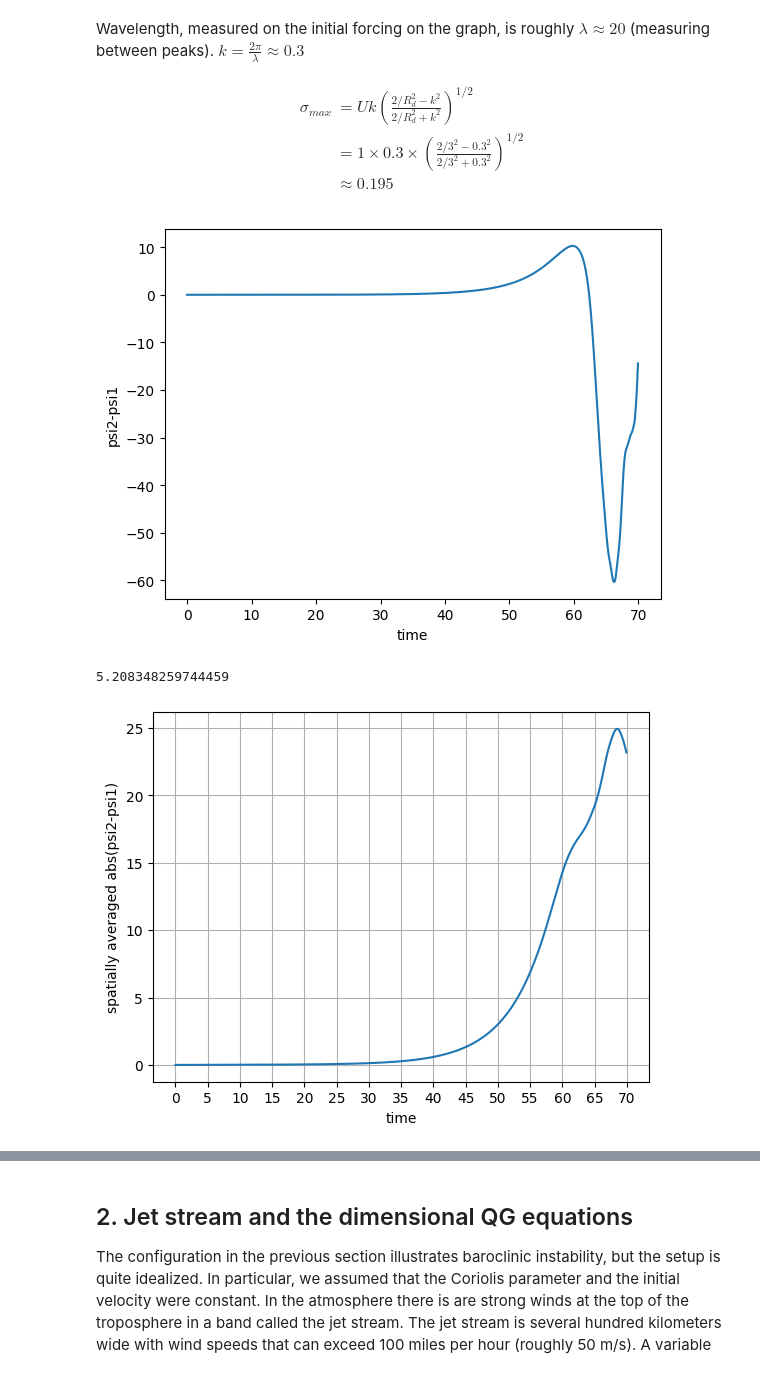
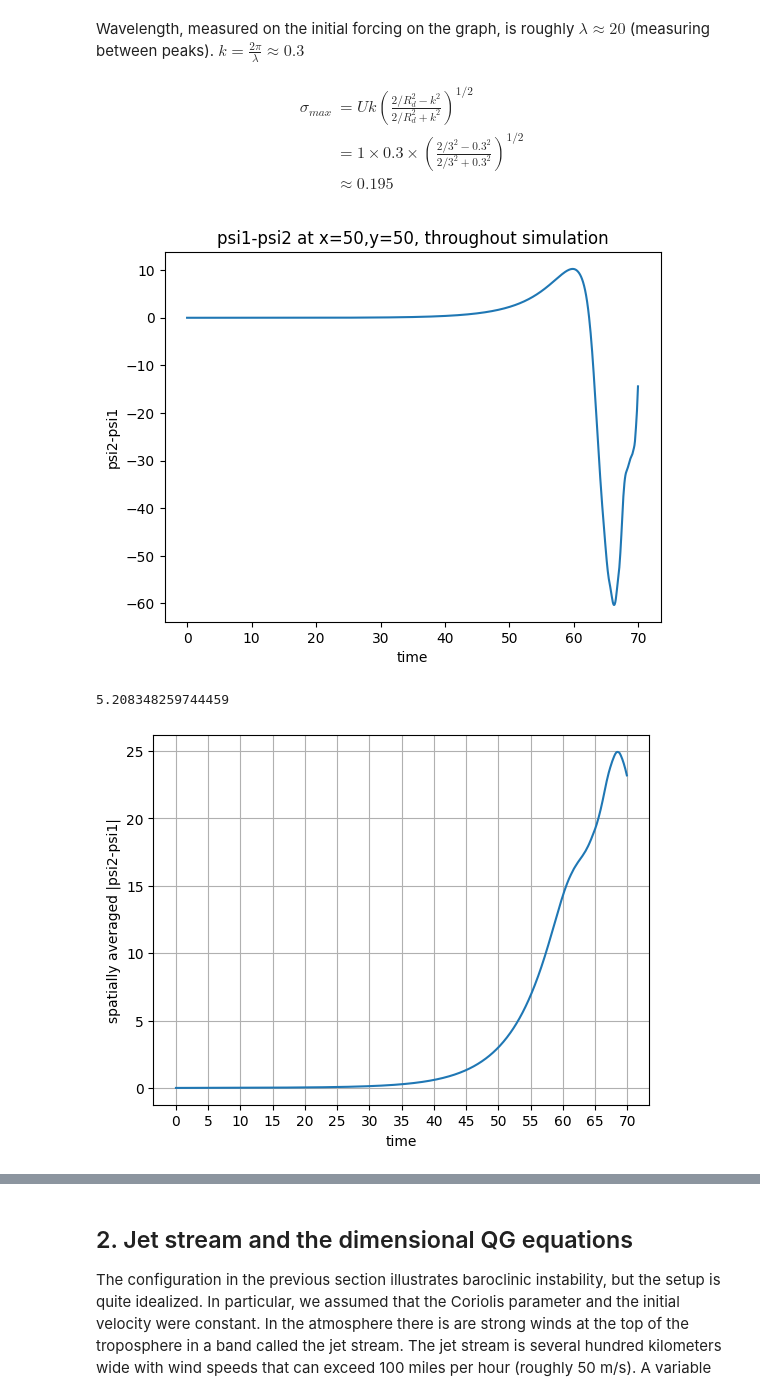
Before and after one commit to sjg230/QCES_LNM, a Jupyter notebook: Project4_storms.ipynb, the cells around one changed output, grey strips where cells are left out. Cells and saved outputs as stored; diff of their text form; code cells hidden in the pictures.

```diff
--- a/Project4_storms.ipynb
+++ b/Project4_storms.ipynb
@@ -304,18 +304,19 @@ Wavelength, measured on the initial forcing on the graph, is roughly $\lambda \a
 # %%
 fig, ax = plt.subplots()
 # n=range(1,len(t_save))
 # ax.plot(n, (psi2_save[n,:,:].T-psi1_save[n,:,:].T))
 ax.plot(t_save, (psi2_save[:,50,50].T-psi1_save[:,50,50].T))
 ax.set_xlabel('time')
 ax.set_ylabel('psi2-psi1')
+ax.set_title('psi1-psi2 at x=50,y=50, throughout simulation')
 plt.show()
 
 psi_5050 = (psi2_save[:,50,50].T-psi1_save[:,50,50].T)
 psi_5050 = np.abs(psi_5050)
 mean_psi_5050 = np.mean(psi_5050)
 print(mean_psi_5050)
 # %% [output]
-[figure, old version]
+[figure, new version]
 5.208348259744459
 # %%
 # Taking the spatial average for each timestep
@@ -326,10 +327,10 @@ psi_xy_avg = np.mean(np.abs(psi_xy), axis=(1,2))
 fig, ax=plt.subplots()
 ax.plot(t_save, psi_xy_avg)
 ax.set_xlabel('time')
-ax.set_ylabel('spatially averaged abs(psi2-psi1)')
+ax.set_ylabel('spatially averaged |psi2-psi1|')
 plt.xticks(range(0,75,5))
 plt.grid()
 plt.show()
 # %% [output]
-[figure, old version]
+[figure, new version]
 # %% [markdown]
```
Also changed, not shown: parts of 11 cells of this notebook.
